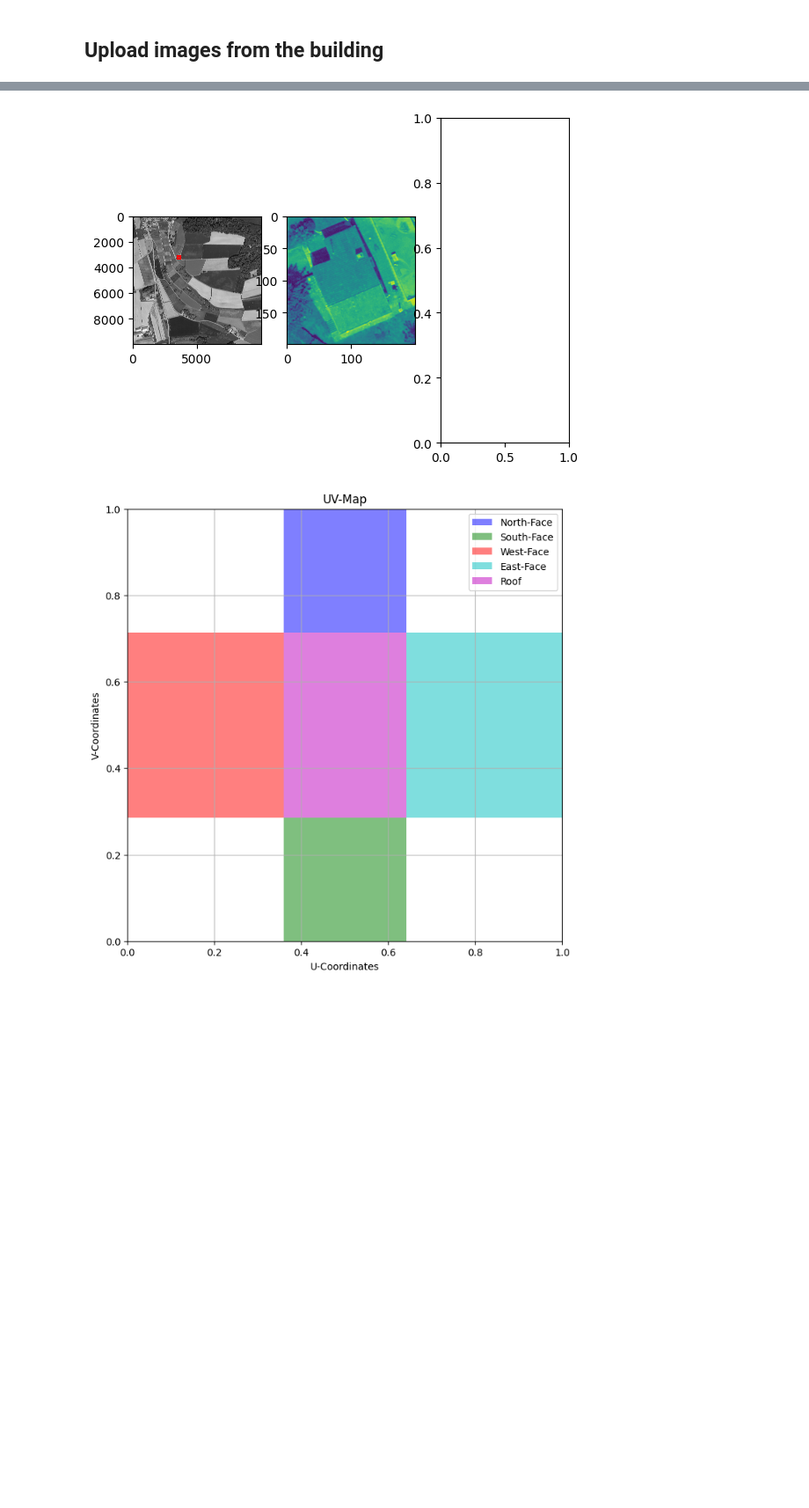
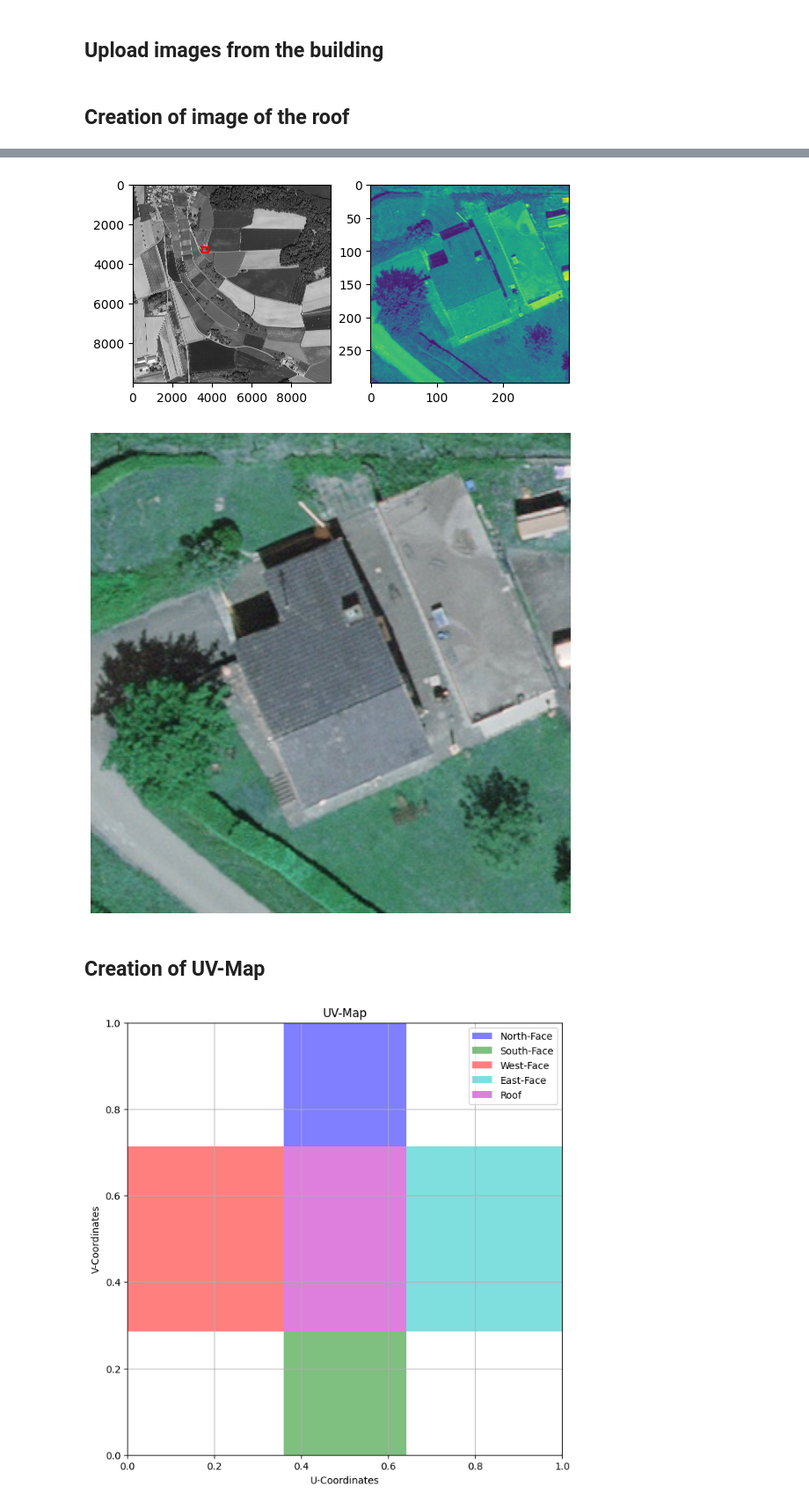
Before and after one commit to looopic/3DTexturingWithOpenData, a Jupyter notebook: getModelFromAddress.ipynb, the cells around one changed output, grey strips where cells are left out. Shown at 88% size. Saved outputs shown, nothing was run; the diff lists cells and outputs as text; code cells hidden in the pictures; blank space fills up the shorter version.

```diff
--- a/getModelFromAddress.ipynb
+++ b/getModelFromAddress.ipynb
@@ -517,6 +502,8 @@ if not os.path.exists(folder_path):
             url = line
             filename = url.split("/")[-1]
             urlretrieve(url, f"{folder_path}/{filename}")
+# %% [markdown]
+## Creation of image of the roof
 # %%
 from pyproj import Transformer
 import rasterio, rasterio.features, rasterio.warp
@@ -526,32 +513,8 @@ import cv2
 transformer_to_wgs = Transformer.from_crs("EPSG:2056", "EPSG:4326")
 transformer_to_lv95 = Transformer.from_crs("EPSG:4326", "EPSG:2056")
 
-walls2D = wallsNS2D + wallsWE2D
-wallsx, wallsy = [],[]
-wallsxt, wallsyt = [],[]
-
-for i in range(len(walls2D)):
-    if(i%2==0):
-        wallsx.append(walls2D[i]+lon_kml)
-    else:
-        wallsy.append(walls2D[i]+lat_kml)
-
-for x, y in zip(wallsx, wallsy):
-    yt, xt = transformer_to_lv95.transform(y, x)
-    wallsxt.append(xt)
-    wallsyt.append(yt)
-
-minx, maxx, miny, maxy=min(wallsxt), max(wallsxt), min(wallsyt), max(wallsyt)
-
-print(minx, maxx, miny, maxy)
-
-
-
 xlv95, ylv95 = transformer_to_lv95.transform(lat, lon)
 xlv95, ylv95 = int(xlv95/1000), int(ylv95/1000)
-
-roof_Polygon = []
-roof_image = None
 
 for tif in os.listdir("swissImage"):
     if tif == 'swissimage-dop10_2022_{x}-{y}_0.1_2056.tif'.format(x=xlv95, y=ylv95):
@@ -561,29 +524,52 @@ for tif in os.listdir("swissImage"):
 xlv95, ylv95 = transformer_to_lv95.transform(lat_kml, lon_kml)
 xlv95, ylv95 = round(xlv95,2), round(ylv95,2)
 
-print(lat_kml, lon_kml)
-print(xlv95, ylv95)
+with rasterio.open("swissImage\\"+aerial_image) as src:
+    print("Metadata: ", src.meta)
+    print("Description: ", src.descriptions)
+    print("Count: ", src.count)
+
+    if src.count == 1:
+        colormap = 'gray'
+        bands = [1]
+    elif src.count == 3:
+        colormap = None
+        bands = [1,2,3]
+    else:
+        colormap = None
+        bands = list(range(1, src.count+1))
 
 
 
-with rasterio.open("swissImage\\"+aerial_image) as src:
     xtif, ytif = src.index(xlv95, ylv95)
-    print(xtif, ytif)
 
-    window_size = 200
-    window = src.read(window=Window(ytif-window_size/2, xtif-window_size/2,window_size, window_size))
-    window_cut=src.read(window=Window(ytif-(ytif-miny), xtif-(xtif-minx), maxx-minx, maxy-miny))
+    window_size = 300
+    window = Window(ytif-window_size/2, xtif-window_size/2,window_size, window_size)
     image_array=src.read(1)
+    image_data = src.read(bands, window=window)
 
-    plt.subplot(1,3,1)
+    plt.subplot(1,2,1)
     plt.imshow(cv2.cvtColor(image_array, cv2.COLOR_BGR2RGB))
     plt.plot([ytif, ytif+window_size], [xtif, xtif], 'r')
     plt.plot([ytif, ytif], [xtif, xtif+window_size], 'r')
     plt.plot([ytif+window_size, ytif+window_size], [xtif, xtif+window_size], 'r')
     plt.plot([ytif, ytif+window_size], [xtif+window_size, xtif+window_size], 'r')
-    plt.subplot(1,3,2)
-    plt.imshow(window[0])
-    plt.subplot(1,3,3)
+    plt.subplot(1,2,2)
+    plt.imshow(image_data[0])
 
-    #plt.show()
+     # Plot the image
+    plt.figure(figsize=(10, 10))
+    if len(bands) == 3:
+        # RGB image
+        image_data = cv2.merge([image_data[0], image_data[1], image_data[2]])
+        plt.imshow(cv2.cvtColor(image_data, cv2.COLOR_BGR2RGB))
+    elif len(bands) == 1:
+        # Single-band image
+        plt.imshow(image_data[0], cmap=colormap)
+    else:
+        # Multi-band image
+        plt.imshow(image_data, cmap=colormap)
+    plt.axis('off')
+    plt.savefig('Images\\roof.png', bbox_inches='tight', pad_inches=0)
+    plt.show()
 # %% [output]
@@ -594,4 +580,7 @@ with rasterio.open("swissImage\\"+aerial_image) as src:
-[figure, old version]
+[figure, new version]
+[figure, added]
+# %% [markdown]
+## Creation of UV-Map
 # %%
 #Create UV-Map
 from math import sqrt
```
Also changed, not shown: parts of 15 cells of this notebook, 2 other files.
